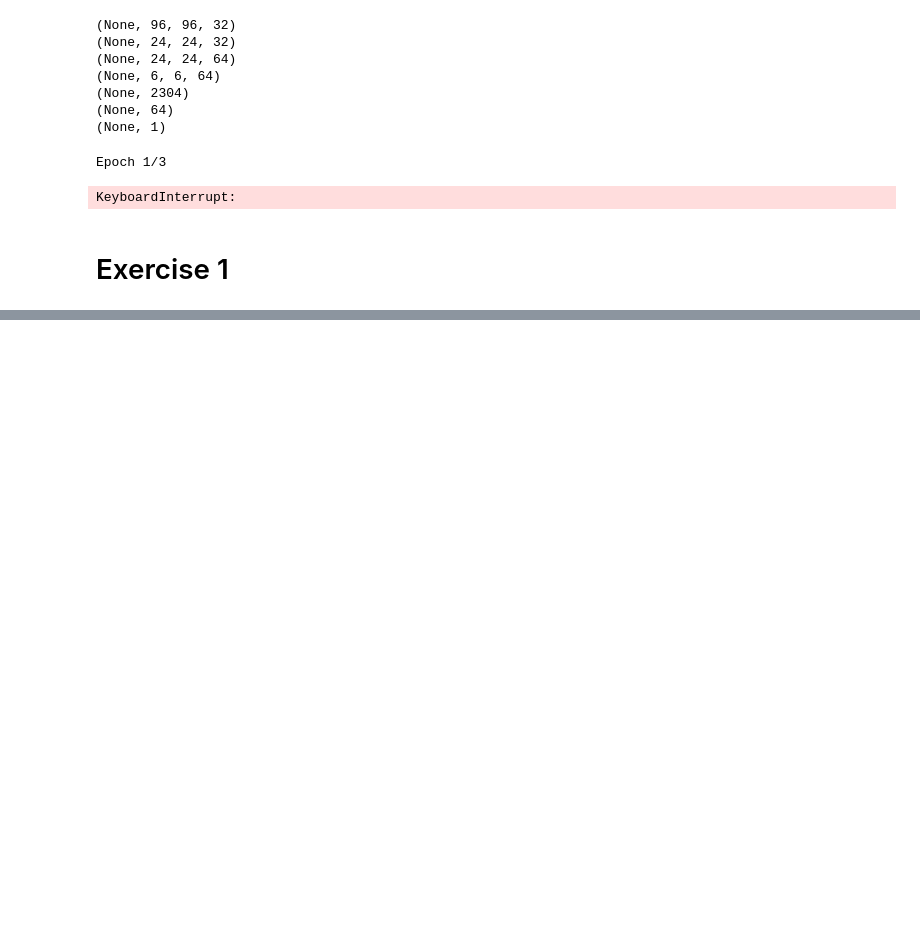
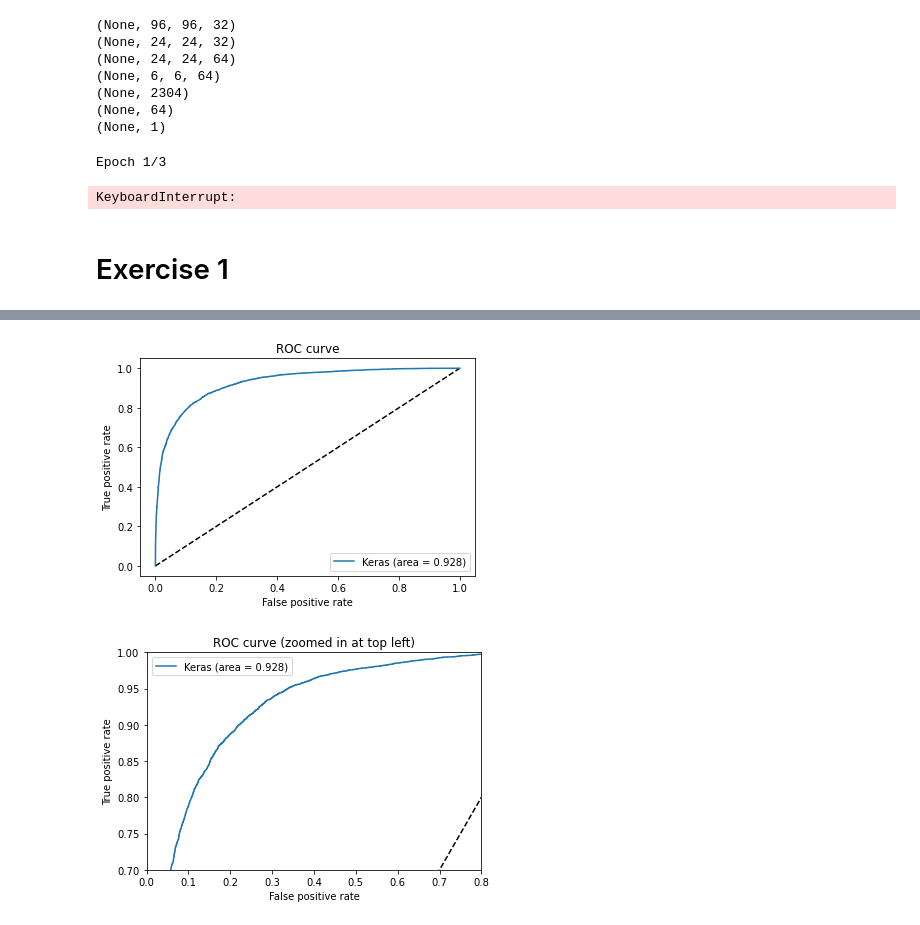
Before and after one commit to LarsDaenen1/8p361group10, a Jupyter notebook: Assignment 3/ Assignment 3 Bram.ipynb, the cells around one changed output, grey strips where cells are left out. Drawn from its saved outputs; the diff is of its cells as text; code cells hidden in the pictures; blank space fills up the shorter version.

```diff
--- a/Assignment 3/ Assignment 3 Bram.ipynb
+++ b/Assignment 3/ Assignment 3 Bram.ipynb
@@ -118,3 +122,6 @@ import winsound
 winsound.Beep(1000,1000)
 # %% [markdown]
 # Exercise 1
+# %%
+model = tensorflow.keras.models.load_model(r'C:\Users\20192236\Documents\Project_Imaging\my_first_cnn_model_weights.hdf5')
+model.summary()
@@ -121,4 +146,8 @@ winsound.Beep(1000,1000)
 # %%
-y_pred_keras=model.predict(train_gen).ravel()
+y_pred_keras=model.predict(val_gen).ravel()
+# %%
+y_true = val_gen.labels
 # %%
-fpr_keras, tpr_keras, thresholds_keras = roc_curve(val_gen, y_pred_keras)
+fpr_keras, tpr_keras, thresholds_keras = roc_curve(y_true, y_pred_keras)
+from sklearn.metrics import auc
+auc_keras = auc(fpr_keras, tpr_keras)
@@ -128,22 +154,23 @@ winsound.Beep(1000,1000)
 # %%
 plt.figure(1)
 plt.plot([0, 1], [0, 1], 'k--')
 plt.plot(fpr_keras, tpr_keras, label='Keras (area = {:.3f})'.format(auc_keras))
-plt.plot(fpr_rf, tpr_rf, label='RF (area = {:.3f})'.format(auc_rf))
 plt.xlabel('False positive rate')
 plt.ylabel('True positive rate')
 plt.title('ROC curve')
 plt.legend(loc='best')
 plt.show()
 # Zoom in view of the upper left corner.
 plt.figure(2)
-plt.xlim(0, 0.2)
-plt.ylim(0.8, 1)
+plt.xlim(0, 0.8)
+plt.ylim(0.7, 1)
 plt.plot([0, 1], [0, 1], 'k--')
 plt.plot(fpr_keras, tpr_keras, label='Keras (area = {:.3f})'.format(auc_keras))
-plt.plot(fpr_rf, tpr_rf, label='RF (area = {:.3f})'.format(auc_rf))
 plt.xlabel('False positive rate')
 plt.ylabel('True positive rate')
 plt.title('ROC curve (zoomed in at top left)')
 plt.legend(loc='best')
 plt.show()
+# %% [output]
+[figure, added]
+[figure, added]
```
Also changed, not shown: parts of 3 cells of this notebook.
